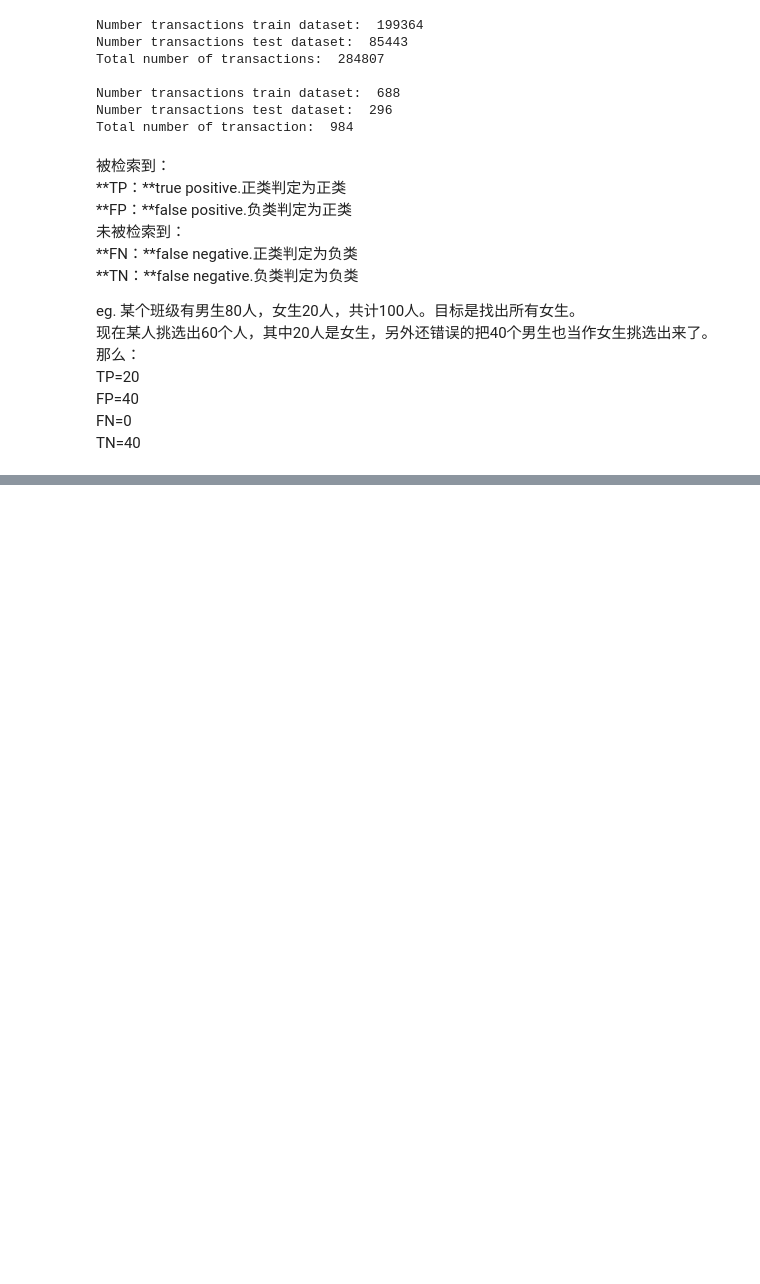
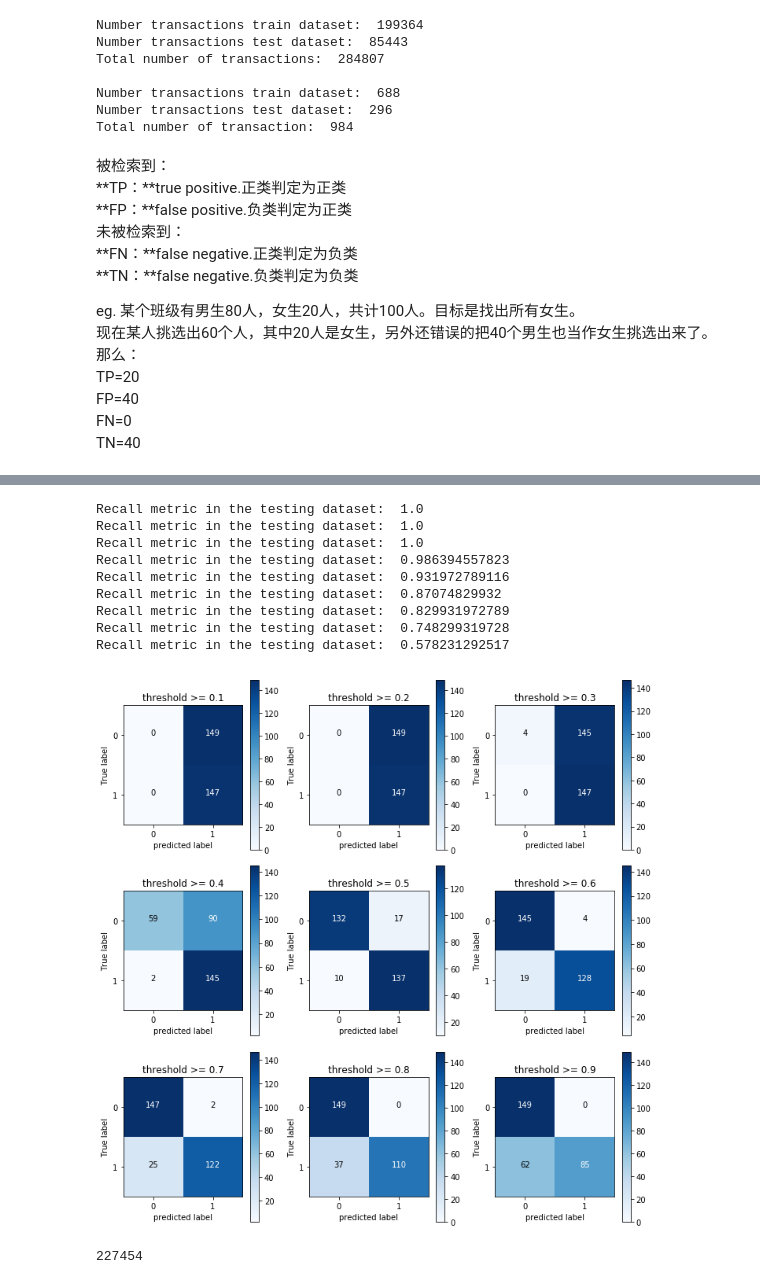
Before and after one commit to zuocaijian/AINotes, a Jupyter notebook: 信用卡欺诈检测.ipynb, the cells around one changed output, grey strips where cells are left out. Saved outputs shown, nothing was run; the diff lists cells and outputs as text; code cells hidden in the pictures; blank space fills up the shorter version.

```diff
--- a/信用卡欺诈检测.ipynb
+++ b/信用卡欺诈检测.ipynb
@@ -223,0 +335,33 @@ Best model to choose from cross validation is with C parameter =  0.01
+# %%
+lr = LogisticRegression(C=0.01, penalty='l1')
+lr.fit(X_train_undersample, y_train_undersample.values.ravel())
+y_pred_undersample_proba = lr.predict_proba(X_test_undersample)
+
+plt.figure(figsize=(10, 10))
+j = 1
+for i in np.arange(0.1, 1, 0.1):
+    y_test_predictions_high_recall = y_pred_undersample_proba[:, 1] > i
+
+    plt.subplot(3, 3, j)
+    j += 1
+
+    # Compute confusion matrix
+    cnf_matrix = confusion_matrix(y_test_undersample, y_test_predictions_high_recall)
+    np.set_printoptions(precision=2)
+
+    print('Recall metric in the testing dataset: ', cnf_matrix[1, 1] / (cnf_matrix[1, 1] + cnf_matrix[1, 0]))
+
+    # Plot non-normalized confusion matrix
+    class_names = [0, 1]
+    plot_confusion_matrix(cnf_matrix, classes=class_names, title='threshold >= %s' % i)
+# %% [output]
+Recall metric in the testing dataset:  1.0
+Recall metric in the testing dataset:  1.0
+Recall metric in the testing dataset:  1.0
+Recall metric in the testing dataset:  0.986394557823
+Recall metric in the testing dataset:  0.931972789116
+Recall metric in the testing dataset:  0.87074829932
+Recall metric in the testing dataset:  0.829931972789
+Recall metric in the testing dataset:  0.748299319728
+Recall metric in the testing dataset:  0.578231292517
+[figure, added]
@@ -223,0 +388,4 @@ Best model to choose from cross validation is with C parameter =  0.01
+# %%
+len(os_labels[os_labels == 1])
+# %% [output]
+227454
```
Also changed, not shown: parts of 14 cells of this notebook.
